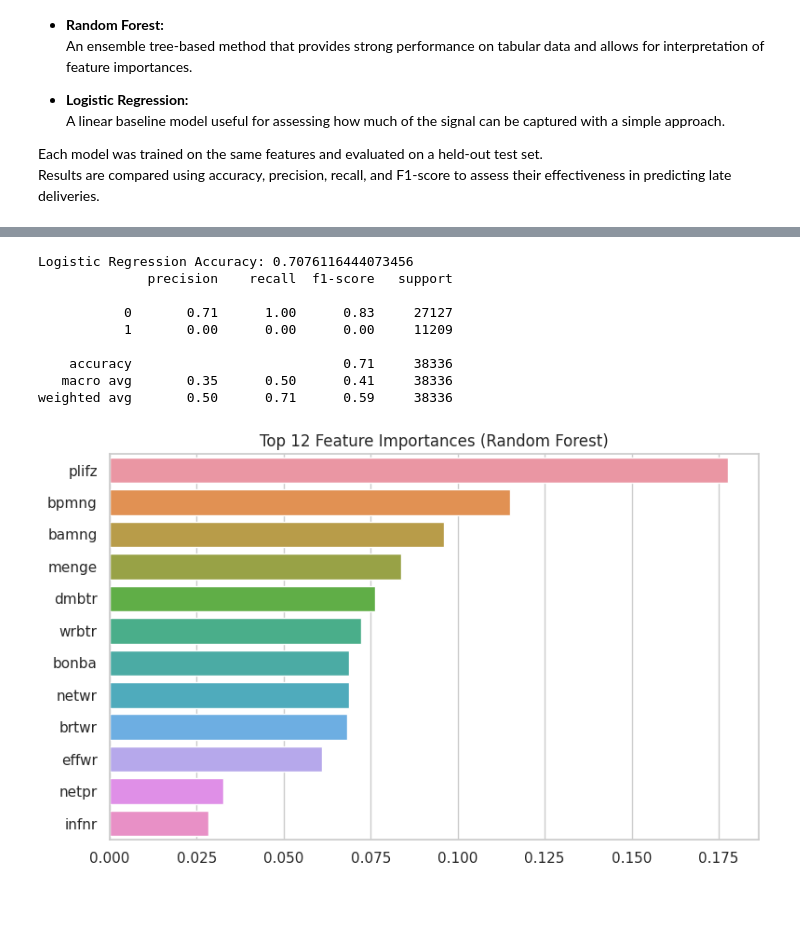
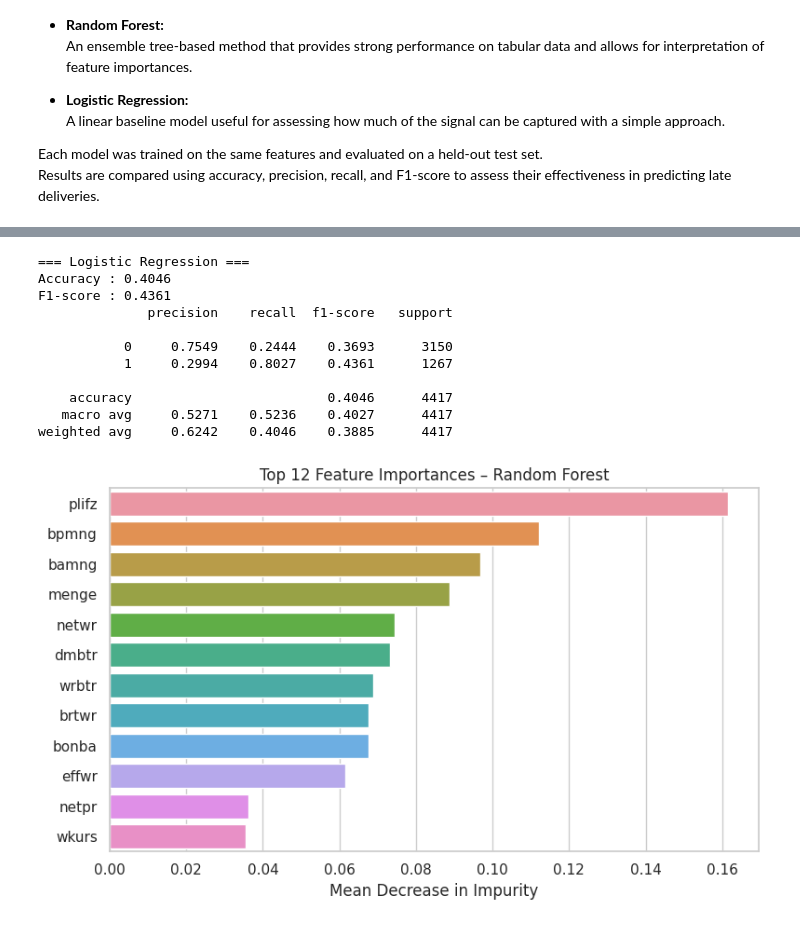
Before and after one commit to YuryBesiakov/SAP-Data-Science, a Jupyter notebook: sap-data-science.ipynb, the cells around one changed output, grey strips where cells are left out. Cells and saved outputs as stored; diff of their text form; code cells hidden in the pictures.

```diff
--- a/sap-data-science.ipynb
+++ b/sap-data-science.ipynb
@@ -648,0 +646,29 @@ X_train, X_test, y_train, y_test = train_test_split(X, y, test_size=0.25, random
+# %%
+# Train/Test Split
+#X_train, X_test, y_train, y_test = train_test_split(X, y, test_size=0.25, random_state=42)
+
+# 1.  Time‑based train / test split  (year granularity)
+# Pick the date column that exists: PRDAT (planned delivery date) or BUDAT (posting date)
+date_col = 'prdat' if 'prdat' in filtered.columns else 'budat'
+
+# Ensure datetime dtype
+filtered[date_col] = pd.to_datetime(filtered[date_col], errors='coerce')
+filtered = filtered.dropna(subset=[date_col])          # drop rows without a date
+
+# Define features & target (same list you built earlier)
+features = pca_cols        # or any engineered‑feature list you prefer
+target   = 'on_time_flag'
+
+# Year‑based split: last complete year → test, all earlier years → train
+latest_year = filtered[date_col].dt.year.max()
+train = filtered[filtered[date_col].dt.year <  latest_year].copy()
+test  = filtered[filtered[date_col].dt.year == latest_year].copy()
+
+X_train = train[features].fillna(train[features].mean())
+y_train = train[target]
+X_test  =  test[features].fillna(train[features].mean())   # use train means for imputation
+y_test  =  test[target]
+
+print(f"Train years: {sorted(train[date_col].dt.year.unique())}")
+print(f" Test year : {latest_year}")
+print(f"Train shape {X_train.shape}, Test shape {X_test.shape}")
@@ -682,8 +719,6 @@ weighted avg       0.71      0.73      0.71     38336
 # %%
-rf = RandomForestClassifier(n_estimators=100, random_state=42)
+rf = RandomForestClassifier(n_estimators=100, random_state=42, class_weight='balanced')
 rf.fit(X_train, y_train)
 y_pred_rf = rf.predict(X_test)
-
-print("Random Forest Accuracy:", accuracy_score(y_test, y_pred_rf))
-print(classification_report(y_test, y_pred_rf))
+evaluate("Random Forest", y_test, y_pred_rf)
 # %% [output]
@@ -699,26 +736,32 @@ weighted avg       0.81      0.81      0.81     38336
 # %%
-lr = LogisticRegression(max_iter=1000)
+lr = LogisticRegression(max_iter=1000, class_weight='balanced')
 lr.fit(X_train, y_train)
 y_pred_lr = lr.predict(X_test)
-
-print("Logistic Regression Accuracy:", accuracy_score(y_test, y_pred_lr))
-print(classification_report(y_test, y_pred_lr))
+evaluate("Logistic Regression", y_test, y_pred_lr)
 # %% [output]
-Logistic Regression Accuracy: 0.7076116444073456
+=== Logistic Regression ===
+Accuracy : 0.4046
+F1‑score : 0.4361
               precision    recall  f1-score   support
 
-           0       0.71      1.00      0.83     27127
-           1       0.00      0.00      0.00     11209
+           0     0.7549    0.2444    0.3693      3150
+           1     0.2994    0.8027    0.4361      1267
 
-    accuracy                           0.71     38336
-   macro avg       0.35      0.50      0.41     38336
-weighted avg       0.50      0.71      0.59     38336
+    accuracy                         0.4046      4417
+   macro avg     0.5271    0.5236    0.4027      4417
+weighted avg     0.6242    0.4046    0.3885      4417
 # %%
-feat_imp = pd.Series(rf.feature_importances_, index=features).sort_values(ascending=False).head(12)
+feat_imp = (
+    pd.Series(rf.feature_importances_, index=features)
+      .sort_values(ascending=False)
+      .head(12)
+)
+
 plt.figure(figsize=(8,5))
 sns.barplot(x=feat_imp.values, y=feat_imp.index)
-plt.title("Top 12 Feature Importances (Random Forest)")
+plt.title("Top 12 Feature Importances – Random Forest")
+plt.xlabel("Mean Decrease in Impurity")
 plt.tight_layout()
 plt.show()
 # %% [output]
-[figure, old version]
+[figure, new version]
```
Also changed, not shown: parts of 11 cells of this notebook.
